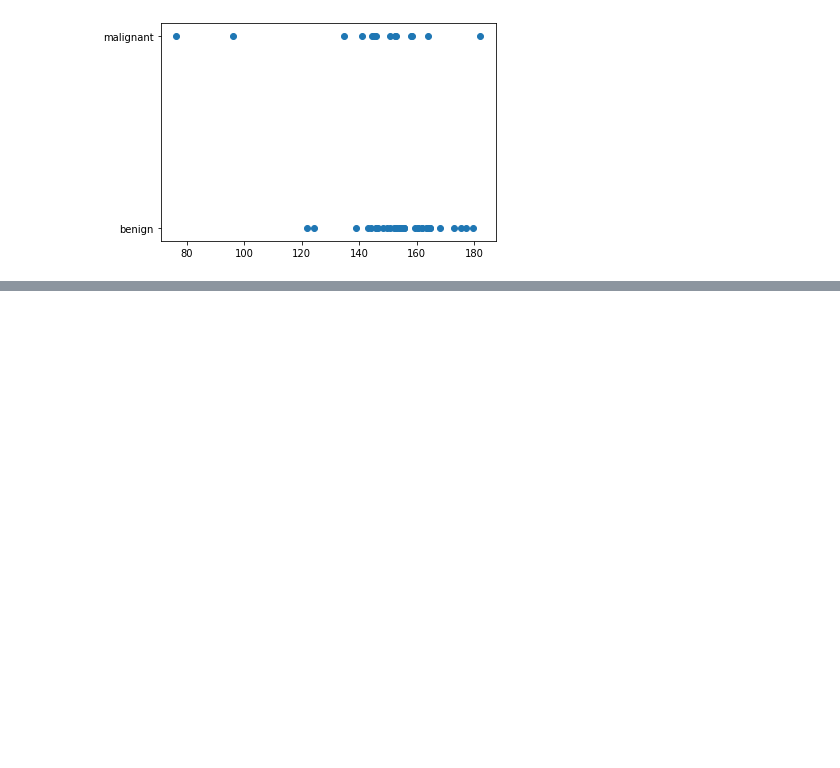
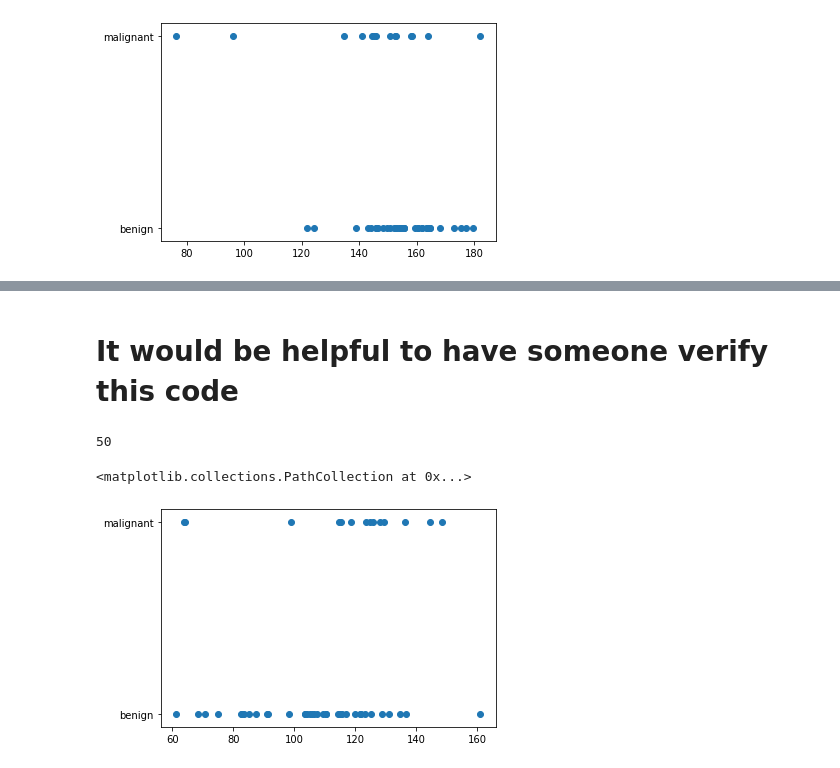
Before and after one commit to fredhutchio/ml-melanoma-example, a Jupyter notebook: novice/Correlation.ipynb, the cells around one changed output, grey strips where cells are left out. Cells and saved outputs as stored; diff of their text form; code cells hidden in the pictures; blank space fills up the shorter version.

```diff
--- a/novice/Correlation.ipynb
+++ b/novice/Correlation.ipynb
@@ -133,0 +126,20 @@ sns.violinplot(intensities,flags) # need to validate
+# %%
+segs = [Image.open(s) for s in seg_paths]
+np_segs = [np.array(s) for s in segs]
+# %% [markdown]
+# It would be helpful to have someone verify this code
+# %%
+segmented_intensities = []
+for i in range(len(np_imgs)):
+    idxs = np.where(np_segs[i])
+    img_rdx = np_imgs[i][idxs]
+    segmented_intensities.append(np.mean(img_rdx))
+
+print(len(segmented_intensities))
+# %% [output]
+50
+# %%
+plt.scatter(segmented_intensities, flags)
+# %% [output]
+<matplotlib.collections.PathCollection at 0x...>
+[figure, added]
```
Also changed, not shown: parts of 8 cells of this notebook, 1 other file.
